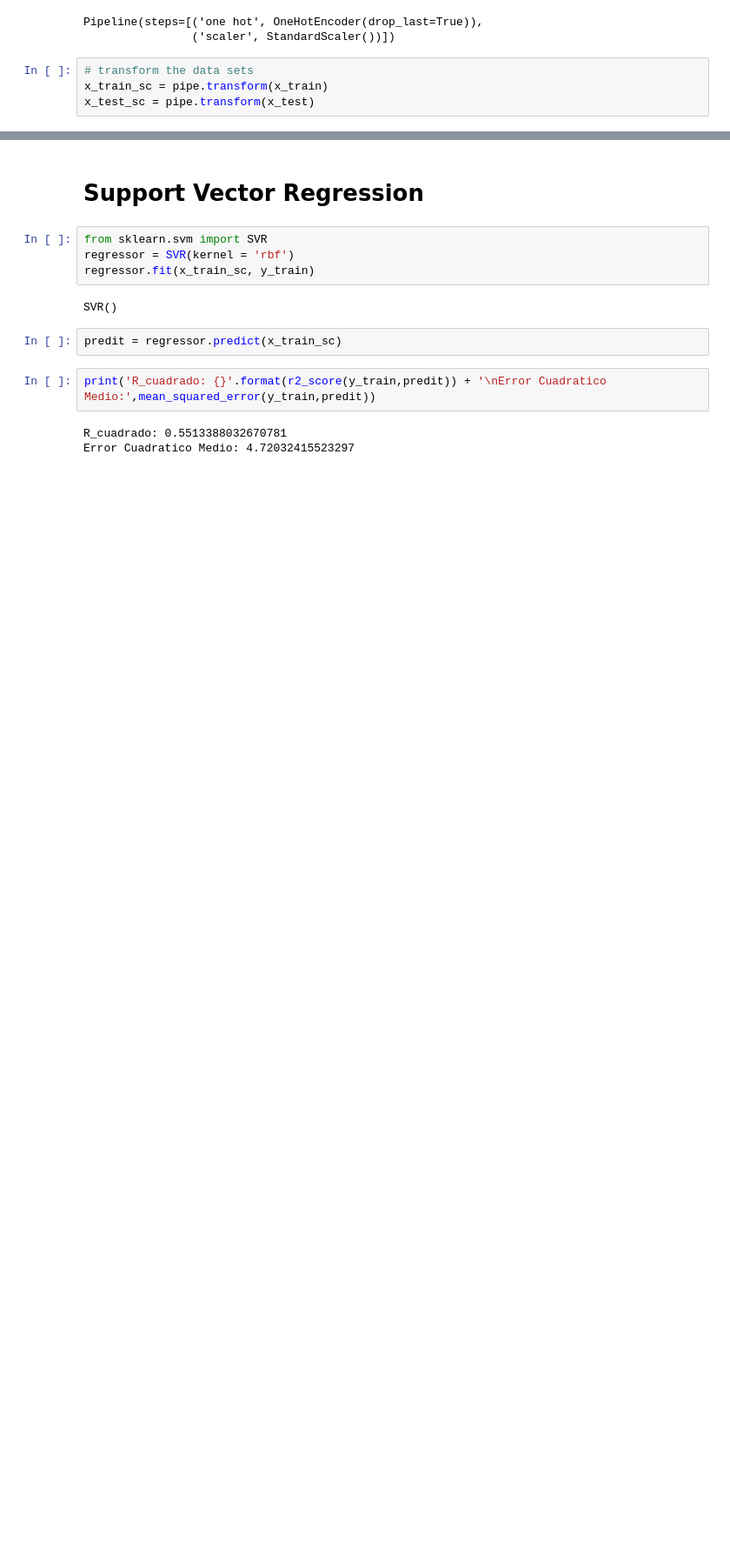
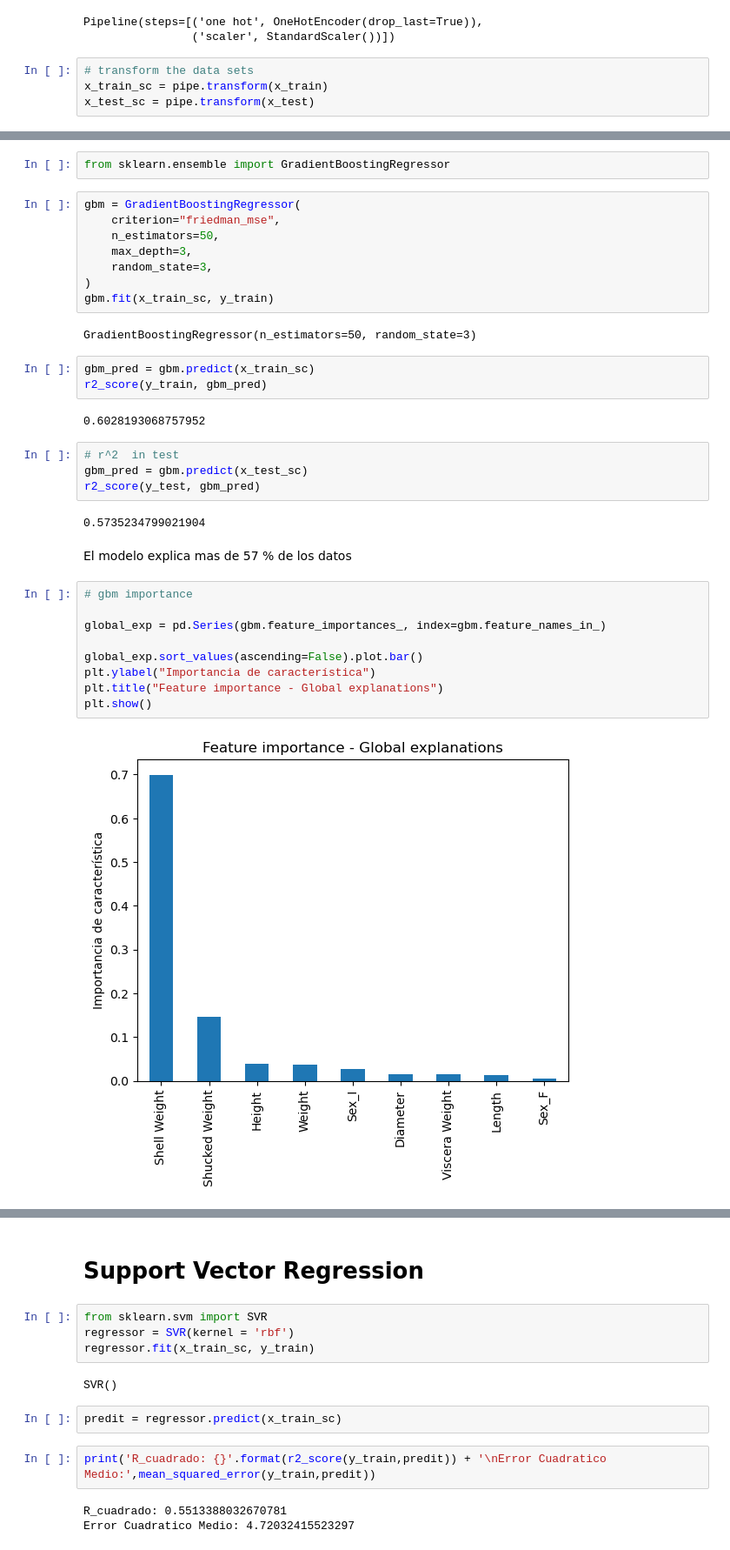
Before and after one commit to MathUPTC/CrabAge, a Jupyter notebook: Notebooks/modelado.ipynb, the cells around one changed output, grey strips where cells are left out. Shown: that part at 87% size. Cells and saved outputs as stored; diff of their text form; blank space fills up the shorter version.

```diff
--- a/Notebooks/modelado.ipynb
+++ b/Notebooks/modelado.ipynb
@@ -102,0 +148,36 @@ x_test_sc = pipe.transform(x_test)
+# %%
+from sklearn.ensemble import GradientBoostingRegressor
+# %%
+gbm = GradientBoostingRegressor(
+    criterion="friedman_mse",
+    n_estimators=50,
+    max_depth=3,
+    random_state=3,
+)
+gbm.fit(x_train_sc, y_train)
+# %% [output]
+GradientBoostingRegressor(n_estimators=50, random_state=3)
+# %%
+gbm_pred = gbm.predict(x_train_sc)
+r2_score(y_train, gbm_pred)
+# %% [output]
+0.6028193068757952
+# %%
+# r^2  in test
+gbm_pred = gbm.predict(x_test_sc)
+r2_score(y_test, gbm_pred)
+# %% [output]
+0.5735234799021904
+# %% [markdown]
+El modelo explica mas de 57 % de los datos
+# %%
+# gbm importance
+
+global_exp = pd.Series(gbm.feature_importances_, index=gbm.feature_names_in_)
+
+global_exp.sort_values(ascending=False).plot.bar()
+plt.ylabel("Importancia de característica")
+plt.title("Feature importance - Global explanations")
+plt.show()
+# %% [output]
+[figure, added]
```
Also changed, not shown: parts of 12 cells of this notebook, 1 other file.
